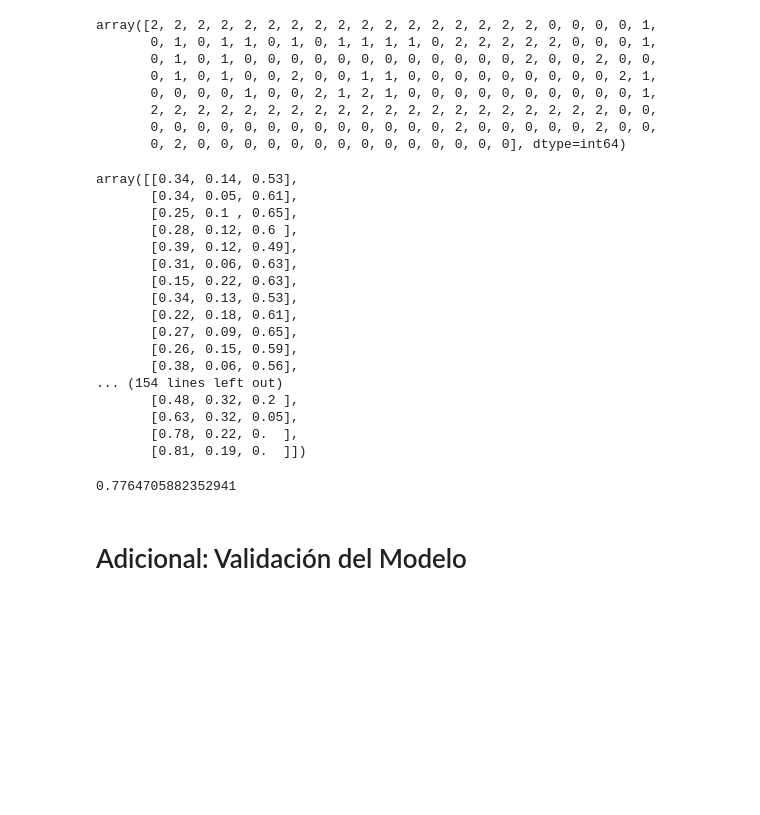
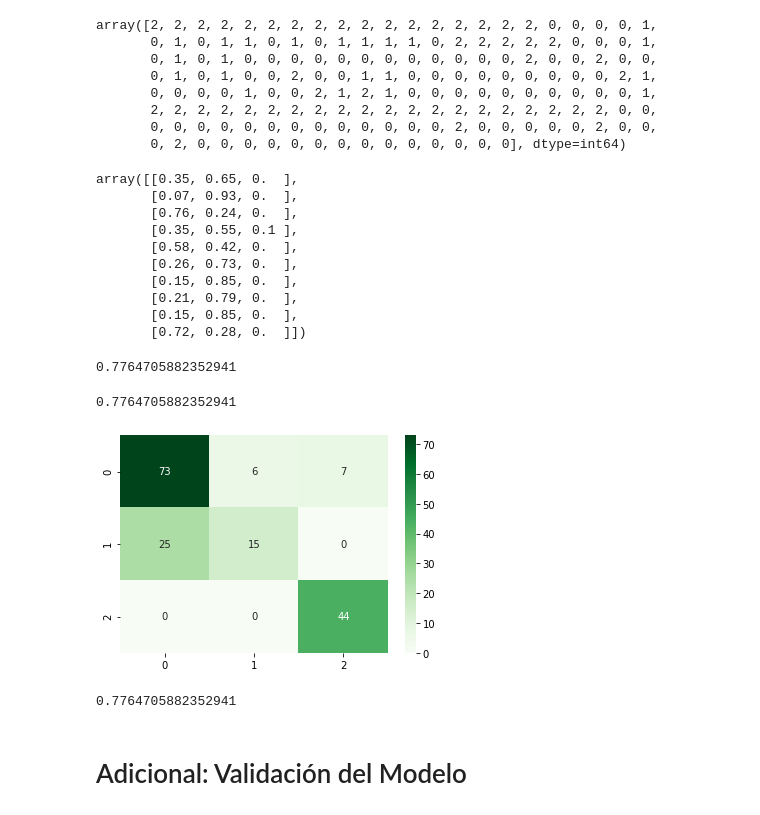
Before and after one commit to PilarDenia/activity_bootcamp_jun2020, a Jupyter notebook: 2_Machine_Learning/semana_20/día_4/1 - logistic_regression_df_class Clase.ipynb, the cells around one changed output. Saved outputs shown, nothing was run; the diff lists cells and outputs as text; code cells hidden in the pictures; blank space fills up the shorter version.

```diff
--- a/2_Machine_Learning/semana_20/día_4/1 - logistic_regression_df_class Clase.ipynb
+++ b/2_Machine_Learning/semana_20/día_4/1 - logistic_regression_df_class Clase.ipynb
@@ -142,31 +142,36 @@ array([2, 2, 2, 2, 2, 2, 2, 2, 2, 2, 2, 2, 2, 2, 2, 2, 2, 0, 0, 0, 0, 1,
        0, 2, 0, 0, 0, 0, 0, 0, 0, 0, 0, 0, 0, 0, 0, 0], dtype=int64)
 # %%
 predic_proba = model.predict_proba(X)
-np.round(predic_proba,2)
+np.round(predic_proba,2)[25:35]
 
 #Array que representa los registros de usuarios y la probabilidad de pertenercer a una u otra clase
 # %% [output]
-array([[0.34, 0.14, 0.53],
-       [0.34, 0.05, 0.61],
-       [0.25, 0.1 , 0.65],
-       [0.28, 0.12, 0.6 ],
-       [0.39, 0.12, 0.49],
-       [0.31, 0.06, 0.63],
-       [0.15, 0.22, 0.63],
-       [0.34, 0.13, 0.53],
-       [0.22, 0.18, 0.61],
-       [0.27, 0.09, 0.65],
-       [0.26, 0.15, 0.59],
-       [0.38, 0.06, 0.56],
-... (154 lines left out)
-       [0.48, 0.32, 0.2 ],
-       [0.63, 0.32, 0.05],
-       [0.78, 0.22, 0.  ],
-       [0.81, 0.19, 0.  ]])
+array([[0.35, 0.65, 0.  ],
+       [0.07, 0.93, 0.  ],
+       [0.76, 0.24, 0.  ],
+       [0.35, 0.55, 0.1 ],
+       [0.58, 0.42, 0.  ],
+       [0.26, 0.73, 0.  ],
+       [0.15, 0.85, 0.  ],
+       [0.21, 0.79, 0.  ],
+       [0.15, 0.85, 0.  ],
+       [0.72, 0.28, 0.  ]])
 # %%
 model.score(X,y) #Accuracy
 # %% [output]
 0.7764705882352941
+# %%
+accuracy_score(y, model.predict(X))
+# %% [output]
+0.7764705882352941
+# %%
+sns.heatmap(confusion_matrix(y, model.predict(X)), annot=True, cmap='Greens');
+# %% [output]
+[figure, added]
+# %%
+f1_score(y, model.predict(X), average='micro', )
+# %% [output]
+0.7764705882352941
 # %% [markdown]
 # Adicional: Validación del Modelo
 # %%
```
Also changed, not shown: parts of 3 cells of this notebook, 50 other files.
